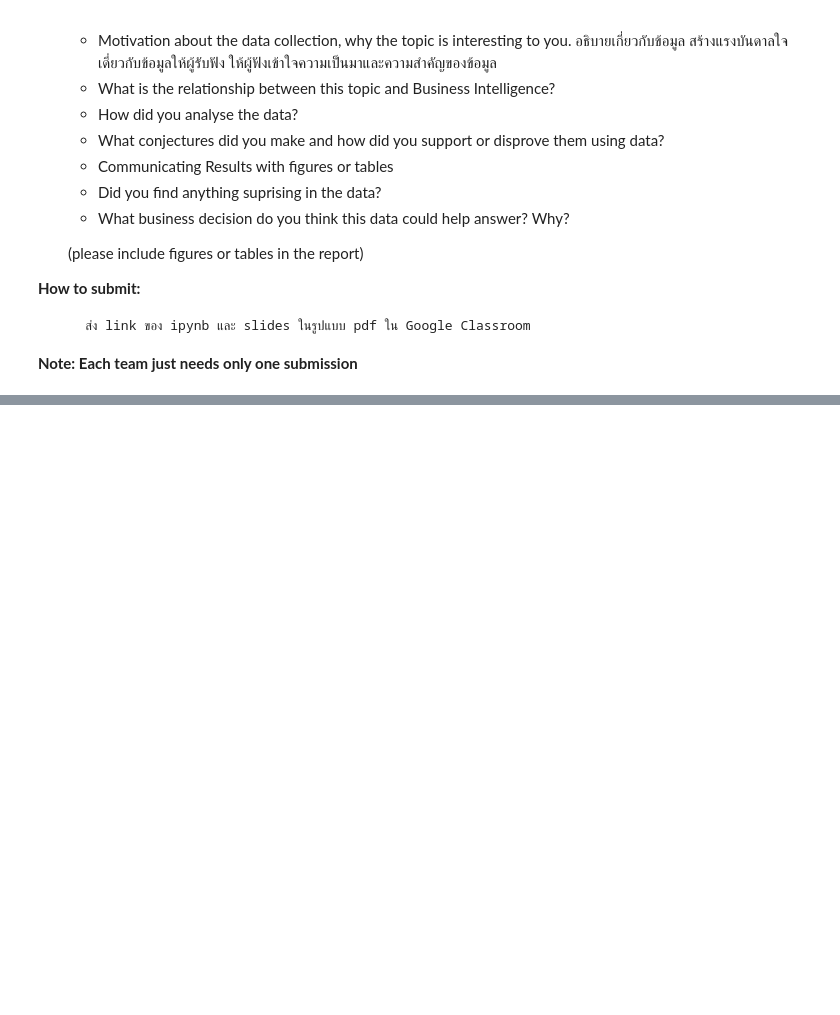
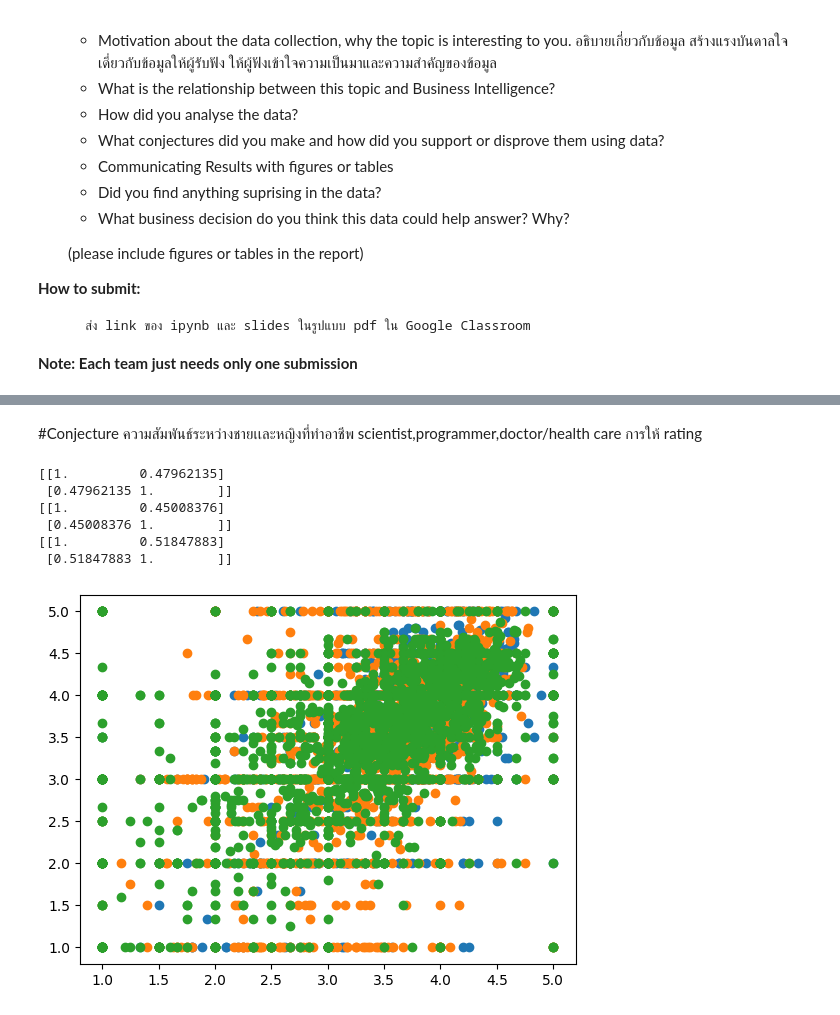
Before and after one commit to Pimchanok6430205105/Data_preparation, a Jupyter notebook: Project2_66_PTJL.ipynb, the cells around one changed output, grey strips where cells are left out. Saved outputs shown, nothing was run; the diff lists cells and outputs as text; code cells hidden in the pictures; blank space fills up the shorter version.

```diff
--- a/Project2_66_PTJL.ipynb
+++ b/Project2_66_PTJL.ipynb
@@ -335,0 +501,51 @@ Conjecture 3: Men and women more similar when they watch Action, Drama, War, and
+# %% [markdown]
+#Conjecture ความสัมพันธ์ระหว่างชายเเละหญิงที่ทำอาชีพ scientist,programmer,doctor/health care การให้ rating
+# %%
+#-------------------------------
+data_3_3 = df_use[['Title','Gender','Occupation','Rating']]
+data_3_scientist = data_3_3[data_3_3['Occupation']==15]
+data_3_programmer = data_3_3[data_3_3['Occupation']==12]
+data_3_doctor = data_3_3[data_3_3['Occupation']==6]
+#-------------------------------
+#scientist
+data_3_scientist_TR = data_3_scientist[['Title','Gender','Rating']]
+data_Male_scientist = data_3_scientist_TR[data_M_and_F['Gender']=='M']
+data_Femal_scientist = data_3_scientist_TR[data_M_and_F['Gender']=='F']
+data_Male_scientist_Mean = data_Male_scientist.groupby('Title').mean()
+data_Female_scientist_Mean = data_Femal_scientist.groupby('Title').mean()
+data_plot_scientist = data_Male_scientist_Mean.merge(data_Female_scientist_Mean,how='left',on='Title')
+data_plot_scientist_nonna = data_plot_scientist.dropna()
+plt.scatter(data_plot_scientist_nonna['Rating_x'], data_plot_scientist_nonna['Rating_y'])
+#programmer
+data_3_programmer_TR = data_3_programmer[['Title','Gender','Rating']]
+data_Male_programmer = data_3_programmer_TR[data_M_and_F['Gender']=='M']
+data_Femal_programmer = data_3_programmer_TR[data_M_and_F['Gender']=='F']
+data_Male_programmer_Mean = data_Male_programmer.groupby('Title').mean()
+data_Female_programmer_Mean = data_Femal_programmer.groupby('Title').mean()
+data_plot_programmer = data_Male_programmer_Mean.merge(data_Female_programmer_Mean,how='left',on='Title')
+data_plot_programmer_nonna = data_plot_programmer.dropna()
+plt.scatter(data_plot_programmer_nonna['Rating_x'], data_plot_programmer_nonna['Rating_y'])
+#doctor
+data_3_doctor_TR = data_3_doctor[['Title','Gender','Rating']]
+data_Male_doctor = data_3_doctor_TR[data_M_and_F['Gender']=='M']
+data_Femal_doctor = data_3_doctor_TR[data_M_and_F['Gender']=='F']
+data_Male_doctor_Mean = data_Male_doctor.groupby('Title').mean()
+data_Female_doctor_Mean = data_Femal_doctor.groupby('Title').mean()
+data_plot_doctor = data_Male_doctor_Mean.merge(data_Female_doctor_Mean,how='left',on='Title')
+data_plot_doctor_nonna = data_plot_doctor.dropna()
+plt.scatter(data_plot_doctor_nonna['Rating_x'], data_plot_doctor_nonna['Rating_y'])
+#-------------------------------------------------------------------------------------------------------------------------
+#scientist
+print(np.corrcoef(data_plot_scientist_nonna['Rating_x'],data_plot_scientist_nonna['Rating_y']))
+#programmer
+print(np.corrcoef(data_plot_programmer_nonna['Rating_x'],data_plot_programmer_nonna['Rating_y']))
+#doctor
+print(np.corrcoef(data_plot_doctor_nonna['Rating_x'],data_plot_doctor_nonna['Rating_y']))
+# %% [output]
+[[1.         0.47962135]
+ [0.47962135 1.        ]]
+[[1.         0.45008376]
+ [0.45008376 1.        ]]
+[[1.         0.51847883]
+ [0.51847883 1.        ]]
+[figure, added]
```
Also changed, not shown: parts of 19 cells of this notebook.
